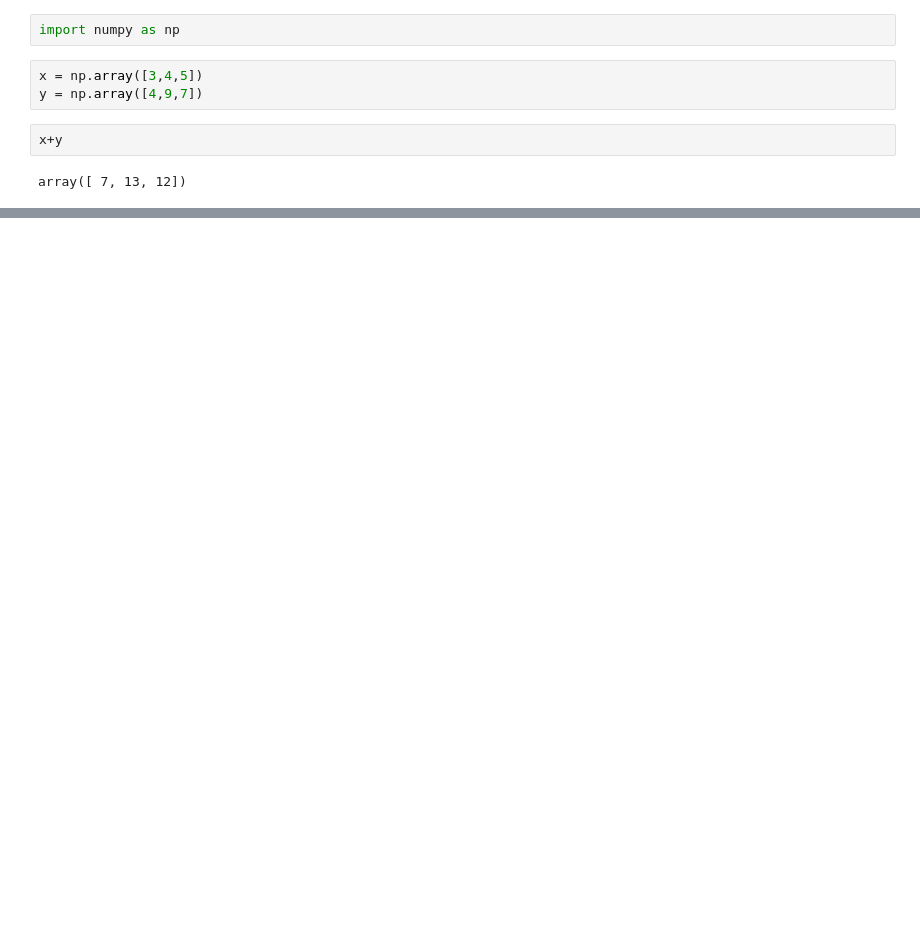
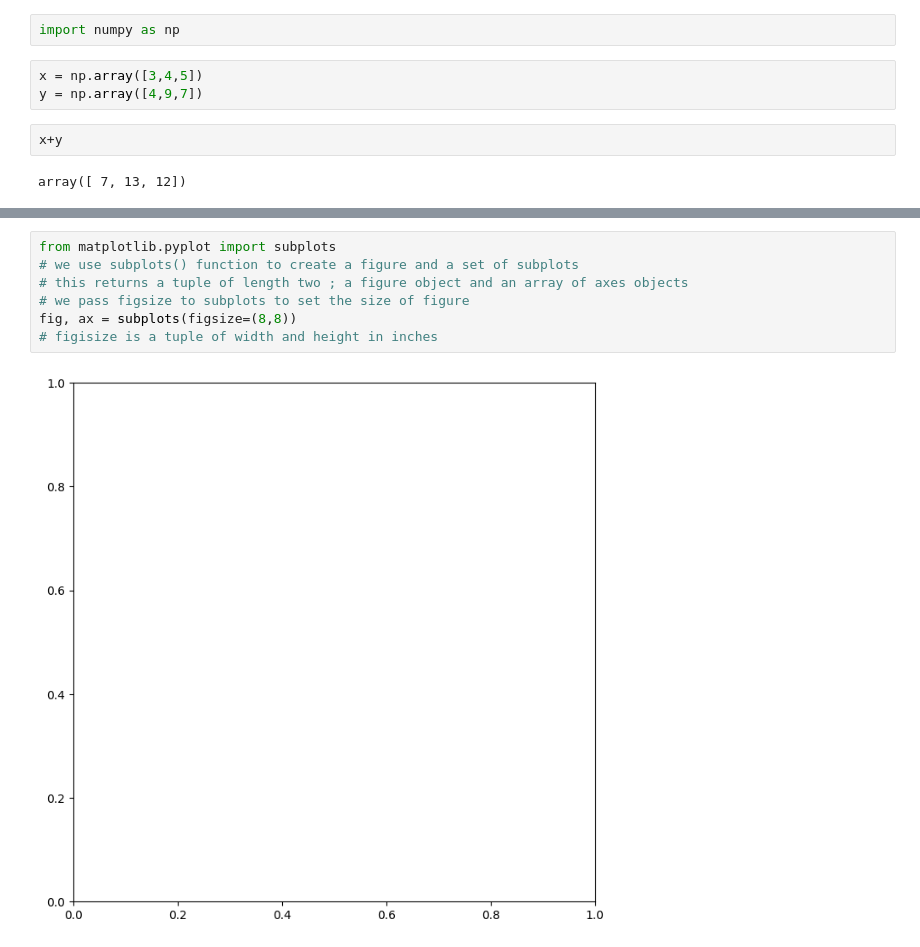
Before and after one commit to Pavan-Nambi/ISL-Python, a Jupyter notebook: 01_introduction.ipynb, the cells around one changed output, grey strips where cells are left out. Cells and saved outputs as stored; diff of their text form; blank space fills up the shorter version.

```diff
--- a/01_introduction.ipynb
+++ b/01_introduction.ipynb
@@ -49,0 +253,9 @@ array([ 7, 13, 12])
+# %%
+from matplotlib.pyplot import subplots
+# we use subplots() function to create a figure and a set of subplots
+# this returns a tuple of length two ; a figure object and an array of axes objects
+# we pass figsize to subplots to set the size of figure
+fig, ax = subplots(figsize=(8,8))
+# figisize is a tuple of width and height in inches
+# %% [output]
+[figure, added]
```
Also changed, not shown: parts of 72 cells of this notebook, 5 other files.
